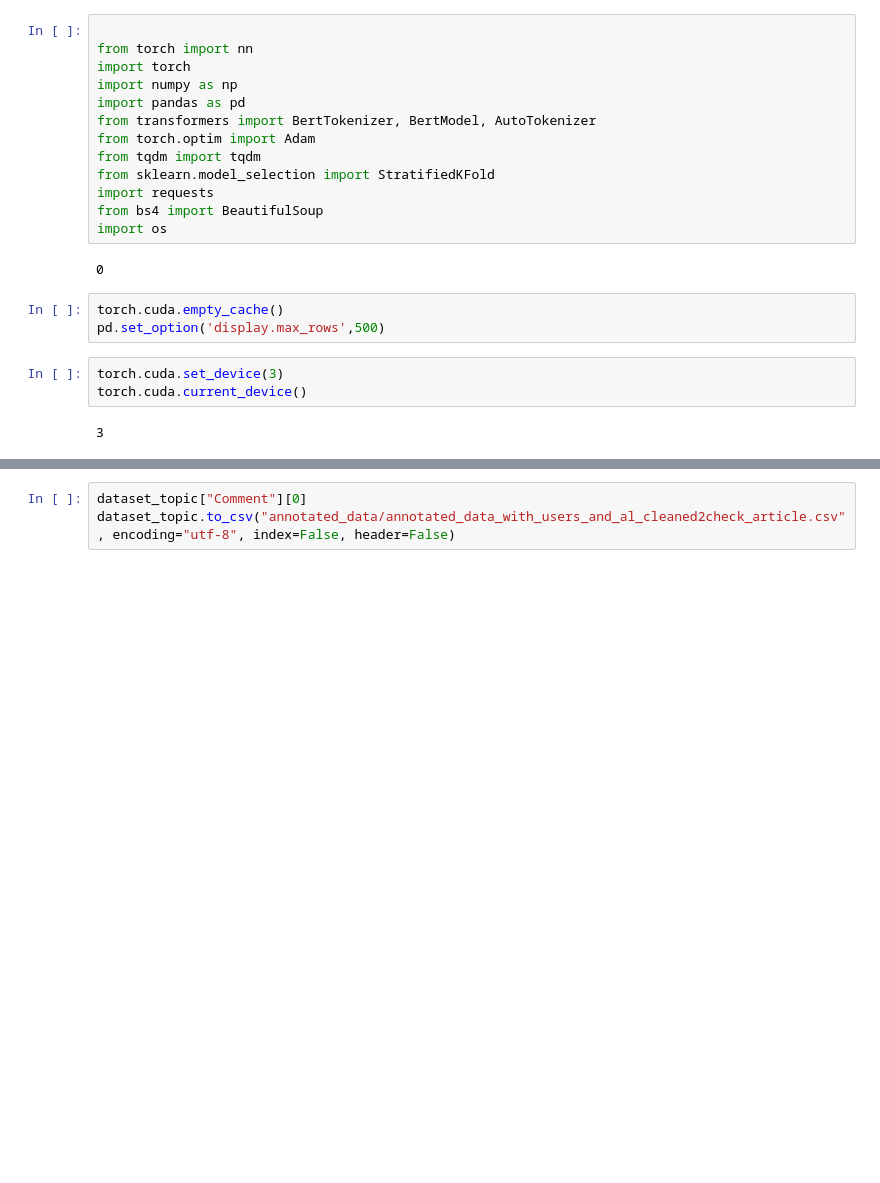
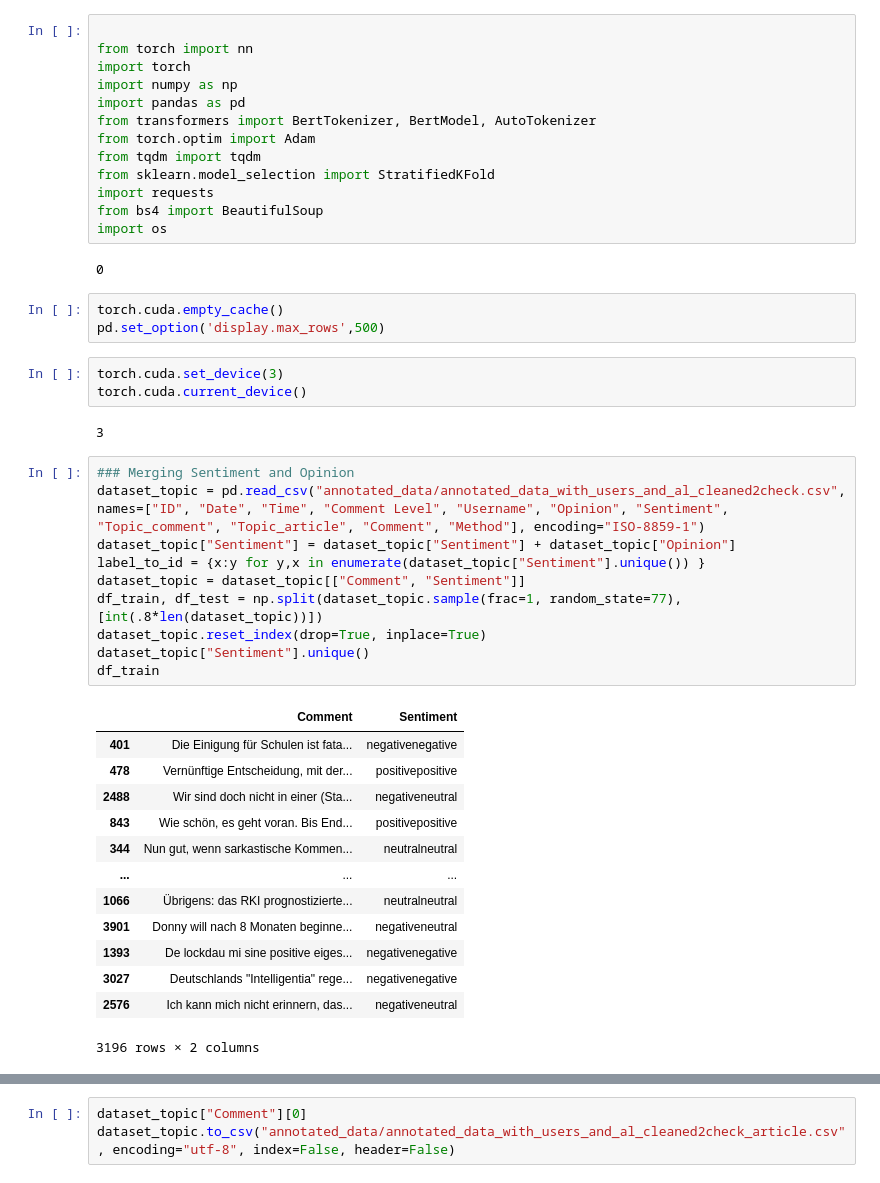
Before and after one commit to KirchnerS/Masterarbeit, a Jupyter notebook: eintest.ipynb, the cells around one changed output, grey strips where cells are left out. Cells and saved outputs as stored; diff of their text form; blank space fills up the shorter version.

```diff
--- a/eintest.ipynb
+++ b/eintest.ipynb
@@ -22,6 +22,30 @@ torch.cuda.set_device(3)
 torch.cuda.current_device()
 # %% [output]
 3
+# %%
+### Merging Sentiment and Opinion
+dataset_topic = pd.read_csv("annotated_data/annotated_data_with_users_and_al_cleaned2check.csv", names=["ID", "Date", "Time", "Comment Level", "Username", "Opinion", "Sentiment", "Topic_comment", "Topic_article", "Comment", "Method"], encoding="ISO-8859-1")
+dataset_topic["Sentiment"] = dataset_topic["Sentiment"] + dataset_topic["Opinion"]
+label_to_id = {x:y for y,x in enumerate(dataset_topic["Sentiment"].unique()) }
+dataset_topic = dataset_topic[["Comment", "Sentiment"]]
+df_train, df_test = np.split(dataset_topic.sample(frac=1, random_state=77), [int(.8*len(dataset_topic))])
+dataset_topic.reset_index(drop=True, inplace=True)
+dataset_topic["Sentiment"].unique()
+df_train
+# %% [output]
+|  | Comment | Sentiment |
+| 401 | Die Einigung für Schulen ist fata... | negativenegative |
+| 478 | Vernünftige Entscheidung, mit der... | positivepositive |
+| 2488 | Wir sind doch nicht in einer (Sta... | negativeneutral |
+| 843 | Wie schön, es geht voran. Bis End... | positivepositive |
+| 344 | Nun gut, wenn sarkastische Kommen... | neutralneutral |
+| ... | ... | ... |
+| 1066 | Übrigens: das RKI prognostizierte... | neutralneutral |
+| 3901 | Donny will nach 8 Monaten beginne... | negativeneutral |
+| 1393 | De lockdau mi sine positive eiges... | negativenegative |
+| 3027 | Deutschlands "Intelligentia" rege... | negativenegative |
+| 2576 | Ich kann mich nicht erinnern, das... | negativeneutral |
+3196 rows × 2 columns
 # %%
 ### Here we set the labels of the topics, in this case we have 7 labels for comments and 8 for articles
 # label_to_id = {"politik" : 0, "maßnahmen" : 1, "infektion" : 2, "impfung": 3, "lockdown": 4, "wirtschaft":5, "lockerung":6, "überblick": 7}
```
Also changed, not shown: parts of 8 cells of this notebook, 1 other file.
